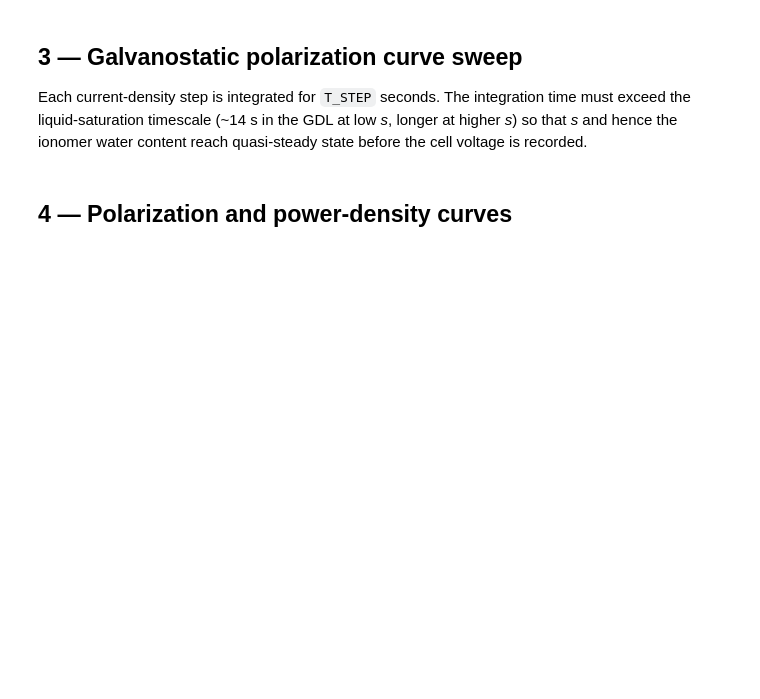
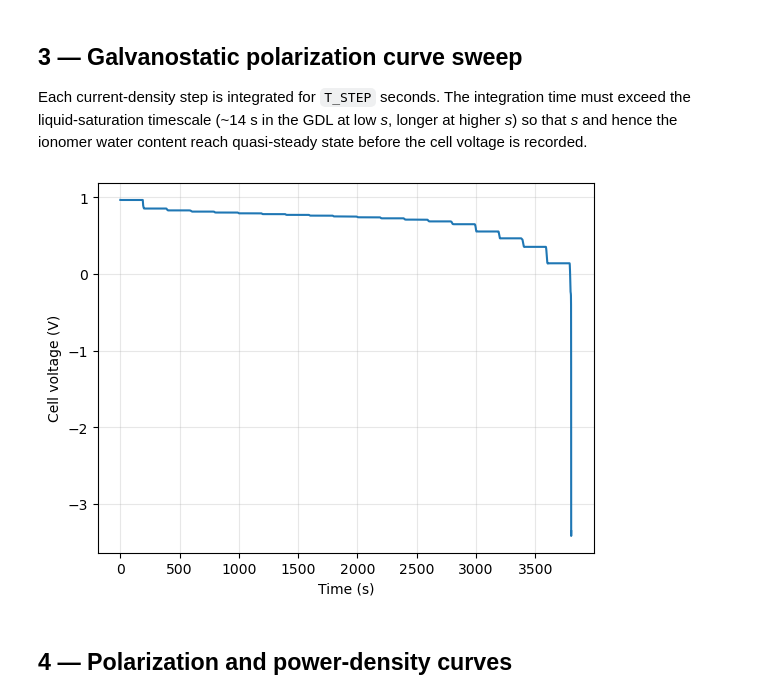
Before and after one commit to affonsop/marapendi, a Jupyter notebook: notebooks/simulate_polarization_curve.ipynb, the cells around one changed output. Drawn from its saved outputs; the diff is of its cells as text; code cells hidden in the pictures; blank space fills up the shorter version.

```diff
--- a/notebooks/simulate_polarization_curve.ipynb
+++ b/notebooks/simulate_polarization_curve.ipynb
@@ -162,32 +183,38 @@ time must exceed the liquid-saturation timescale (~14 s in the GDL at low *s*,
 longer at higher *s*) so that *s* and hence the ionomer water content reach
 quasi-steady state before the cell voltage is recorded.
 # %%
-CURRENT_DENSITIES = np.linspace(0, 20000, 21)   # A/m2  (0 to 1.9 A/cm2)
+CURRENT_DENSITIES = np.linspace(0, 20000, 21)   # A/m2  (0 to 2 A/cm2)
 T_STEP = 200.0   # s per step
 T_AVG  = 30.0    # s at end of each step to average for quasi-steady voltage
 
 tx = sum([[k * T_STEP, (k+1) * T_STEP - 10] for k in range(len(CURRENT_DENSITIES))], start=[])
 ix = sum([[CURRENT_DENSITIES[k], CURRENT_DENSITIES[k]] for k in range(len(CURRENT_DENSITIES))], start=[])
-model.current_density = lambda t: np.interp(t, tx, ix)
+
+i_profile = lambda t: np.interp(t, tx, ix)
+conditions.current_density = i_profile   # keep conditions object as source of truth
+model.current_density = i_profile        # wire into ODE integrator
+
 sol_full   = base.solve(y0, t_span=(tx[0], tx[-1]), max_step=100.)
 state_full = base.postprocess(sol_full.y, i_density=model.current_density(sol_full.t))
 
 # Time-average cell voltage over the last T_AVG seconds of each galvanostatic step.
 # searchsorted + clamp guarantees at least one point even when max_step > T_AVG or
 # the solve end time falls short of the nominal step boundary.
 V_arr = np.empty(len(CURRENT_DENSITIES))
 for k in range(len(CURRENT_DENSITIES)):
     t_hi  = min((k + 1) * T_STEP, sol_full.t[-1])
     j_hi  = np.searchsorted(sol_full.t, t_hi, side='right')
     j_lo  = np.searchsorted(sol_full.t, t_hi - T_AVG, side='left')
     j_lo  = min(j_lo, j_hi - 1)
     V_arr[k] = state_full.V_cell[j_lo:j_hi].mean()
 
 plt.plot(sol_full.t, state_full.V_cell)
 plt.xlabel('Time (s)')
 plt.ylabel('Cell voltage (V)')
 plt.grid(True, alpha=0.3)
 plt.show()
+# %% [output]
+[figure, added]
 # %% [markdown]
 ## 4 — Polarization and power-density curves
 # %%
```
Also changed, not shown: parts of 4 cells of this notebook, 1 other file.
